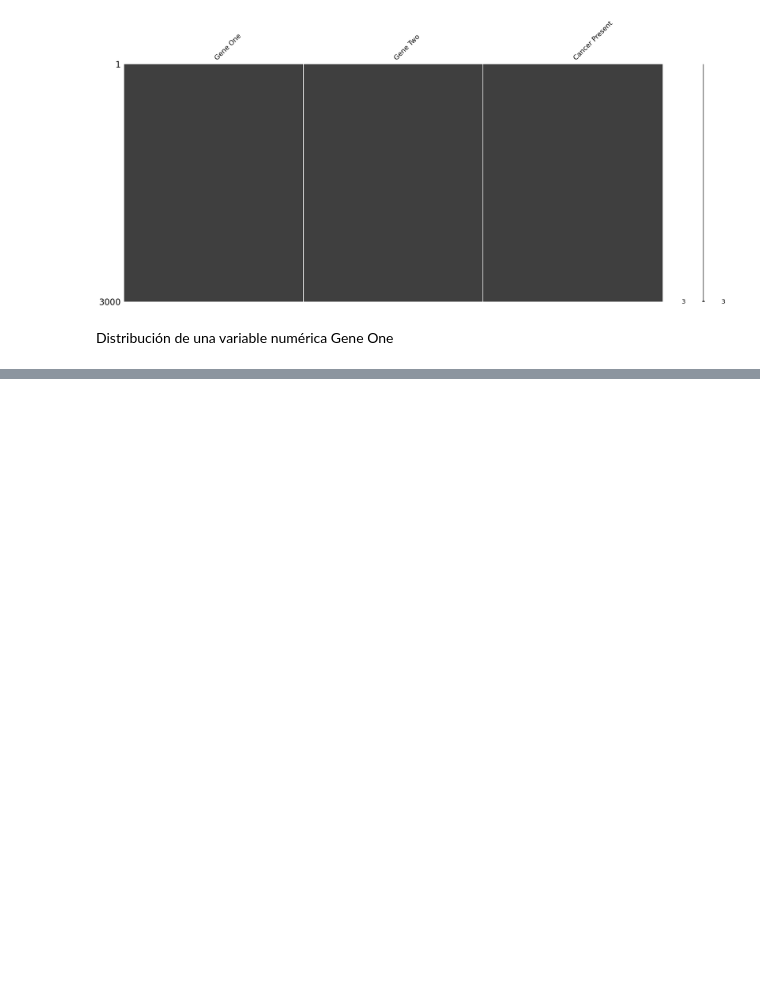
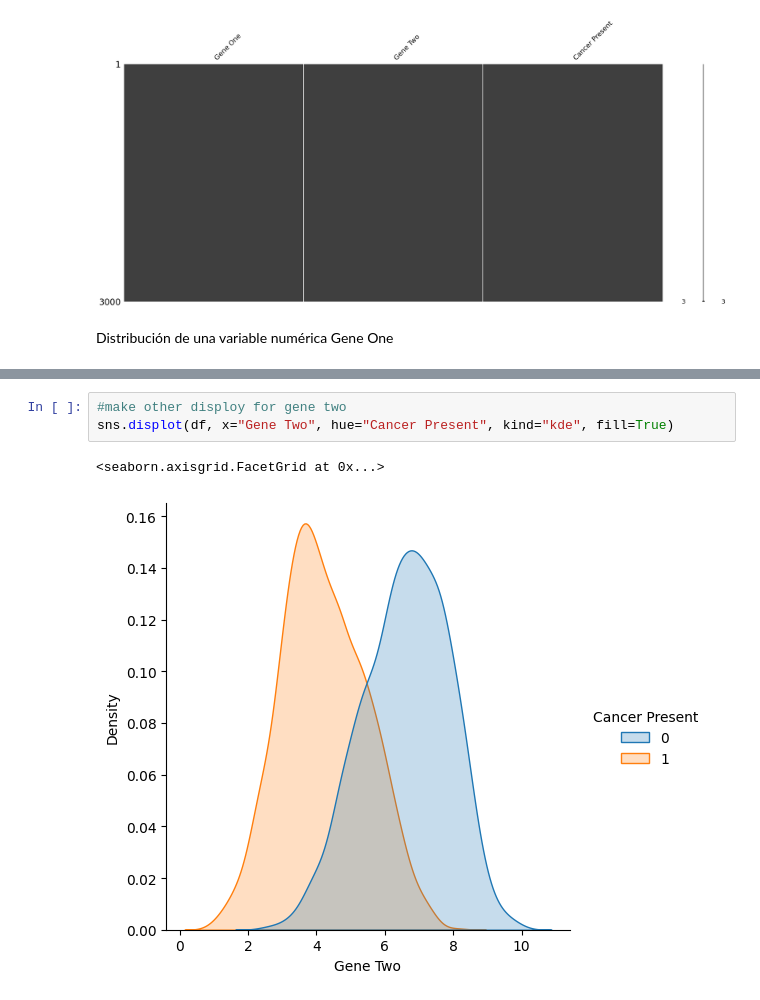
Before and after one commit to LuisBDev/Genetic-Analysis-NewJersey, a Jupyter notebook: ProyectoFinal.ipynb, the cells around one changed output, grey strips where cells are left out. Cells and saved outputs as stored; diff of their text form; blank space fills up the shorter version.

```diff
--- a/ProyectoFinal.ipynb
+++ b/ProyectoFinal.ipynb
@@ -68,0 +105,6 @@ plt.show()
+# %%
+#make other disploy for gene two
+sns.displot(df, x="Gene Two", hue="Cancer Present", kind="kde", fill=True)
+# %% [output]
+<seaborn.axisgrid.FacetGrid at 0x...>
+[figure, added]
```
Also changed, not shown: parts of 10 cells of this notebook.
